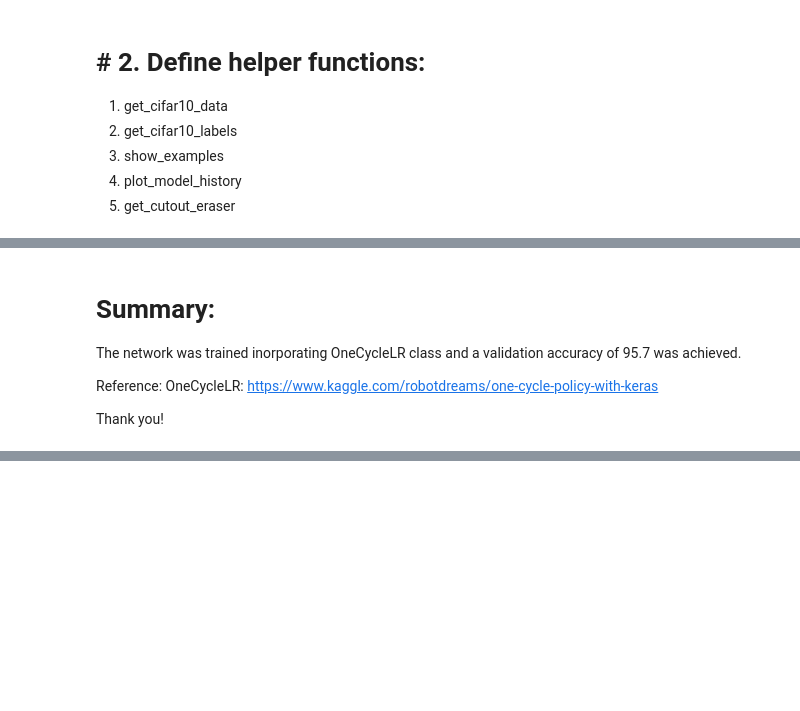
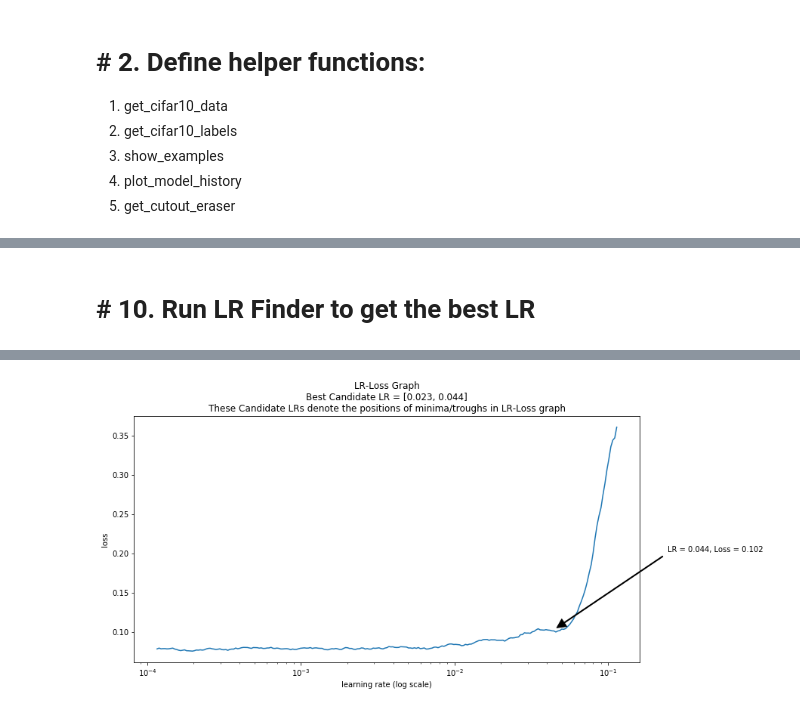
Before and after one commit to rashidmeras/EVA_PHASE1, a Jupyter notebook: Assignment12/EVA_S12_Assignment12.ipynb, the cells around one changed output, grey strips where cells are left out. Cells and saved outputs as stored; diff of their text form; code cells hidden in the pictures; blank space fills up the shorter version.

```diff
--- a/Assignment12/EVA_S12_Assignment12.ipynb
+++ b/Assignment12/EVA_S12_Assignment12.ipynb
@@ -485,0 +828,2 @@ Use tf.where in 2.0, which has the same broadcast rule as np.where
+# %%
+model = build_model(summary=True)
@@ -512,8 +888,11 @@ Model took 1389.53 seconds to train
-# %% [markdown]
-# Summary:
-
-The network was trained inorporating OneCycleLR class and a validation accuracy of 95.7 was achieved.
-
-Reference: OneCycleLR: https://www.kaggle.com/robotdreams/one-cycle-policy-with-keras
-
-Thank you!
+# %% [markdown]
+# # 10. Run LR Finder to get the best LR
+# %%
+lrf = LRFinder(model)
+
+generator = datagen.flow(train_features, train_labels, batch_size=batch_size, shuffle=True)
+test_generator = datagen_validation.flow(test_features, test_labels, batch_size=batch_size, shuffle=True)
+
+lrf.find_generator(generator, 0.0001, 10.0, test_generator, epochs=1, steps_per_epoch=None,)
+lrf.plot_loss()
+# %% [output]
@@ -519,0 +900 @@ Thank you!
+[figure, added]
```
Also changed, not shown: parts of 22 cells of this notebook.
